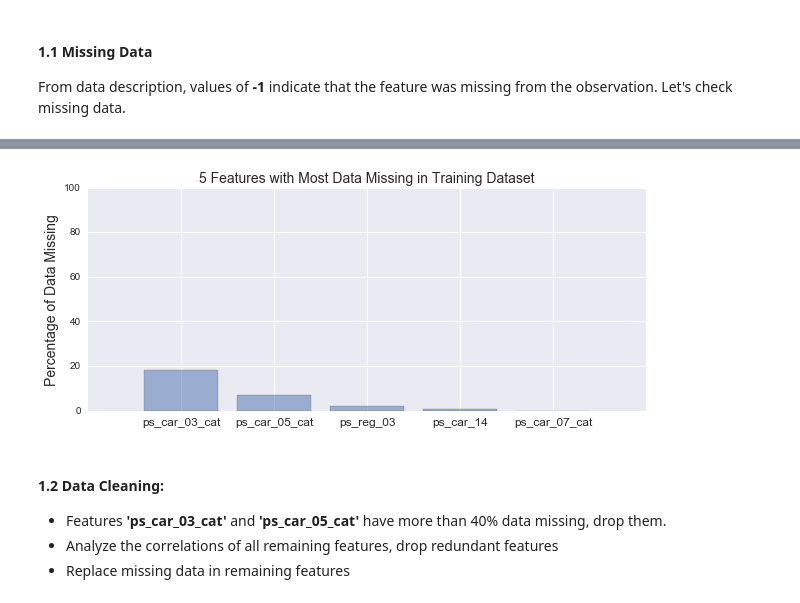
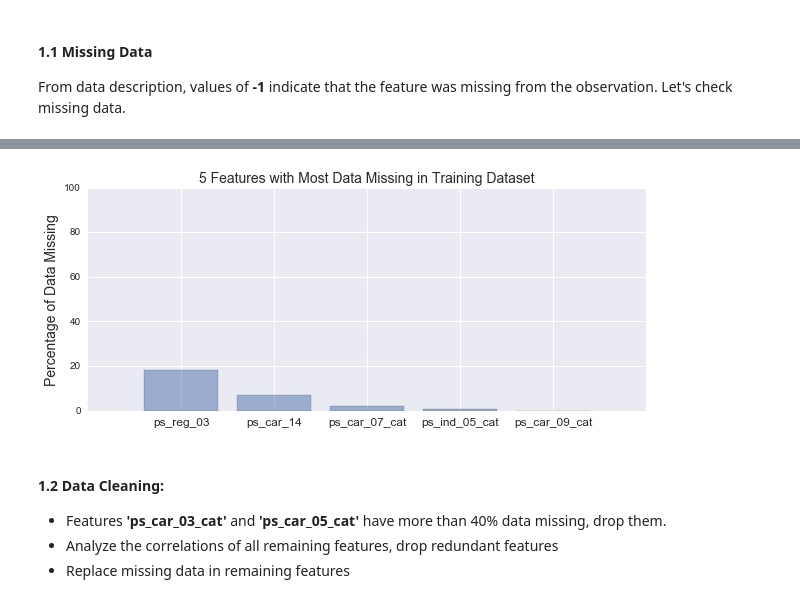
Before and after one commit to arjhuang/kaggle-porto-seguro, a Jupyter notebook: porto-seguro-jiheng.ipynb, the cells around one changed output, grey strips where cells are left out. Cells and saved outputs as stored; diff of their text form; code cells hidden in the pictures.

```diff
--- a/porto-seguro-3.ipynb
+++ b/porto-seguro-jiheng.ipynb
@@ -72,16 +77,17 @@ train_missing.head()
 # %%
 # Visualize the percentage of data missing
 train_missingpercent = 100 * (train.isnull().sum()/train.isnull().count()).sort_values(ascending=False)
 
-plt.figure(figsize = (10, 4))
+plt.figure(figsize = (10, 4), dpi = 400)
 plt.bar(np.arange(5), train_missingpercent[:5], align='center', alpha=0.5)
-plt.xticks(a, b.index, fontsize=12)
+plt.xticks(np.arange(5), train_missingpercent.index[:5], fontsize=12)
 plt.ylim(0, 100)
 plt.ylabel('Percentage of Data Missing', fontsize = 14)
 plt.title('5 Features with Most Data Missing in Training Dataset', fontsize = 14)
+# plt.savefig('5 Features with Most Data Missing in Training Dataset.jpg')
 plt.show()
 # %% [output]
-[figure, old version]
+[figure, new version]
 # %% [markdown]
 #### 1.2 Data Cleaning:
 * Features **'ps_car_03_cat'** and **'ps_car_05_cat'** have more than 40% data missing, drop them.
```
Also changed, not shown: parts of 27 cells of this notebook.
